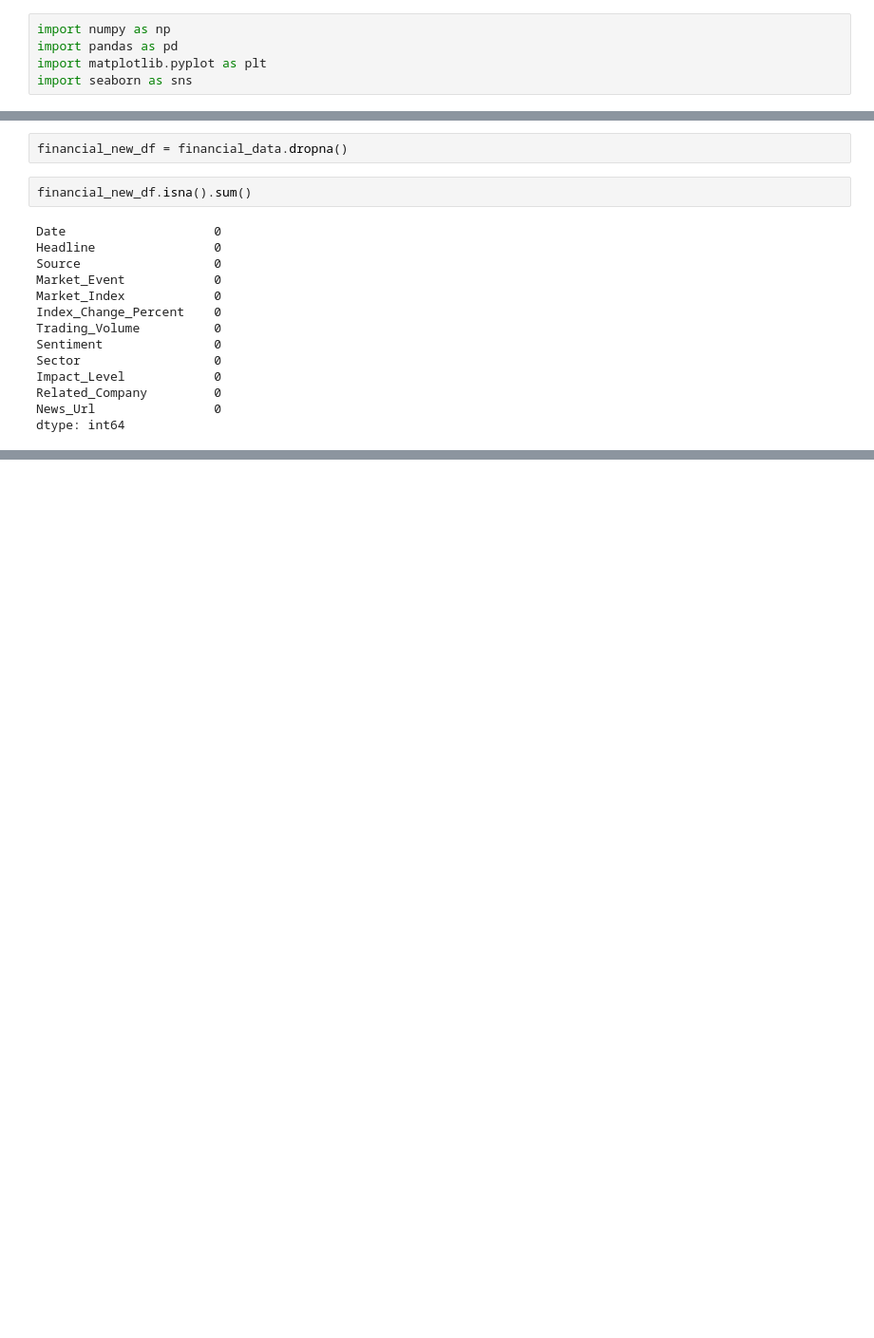
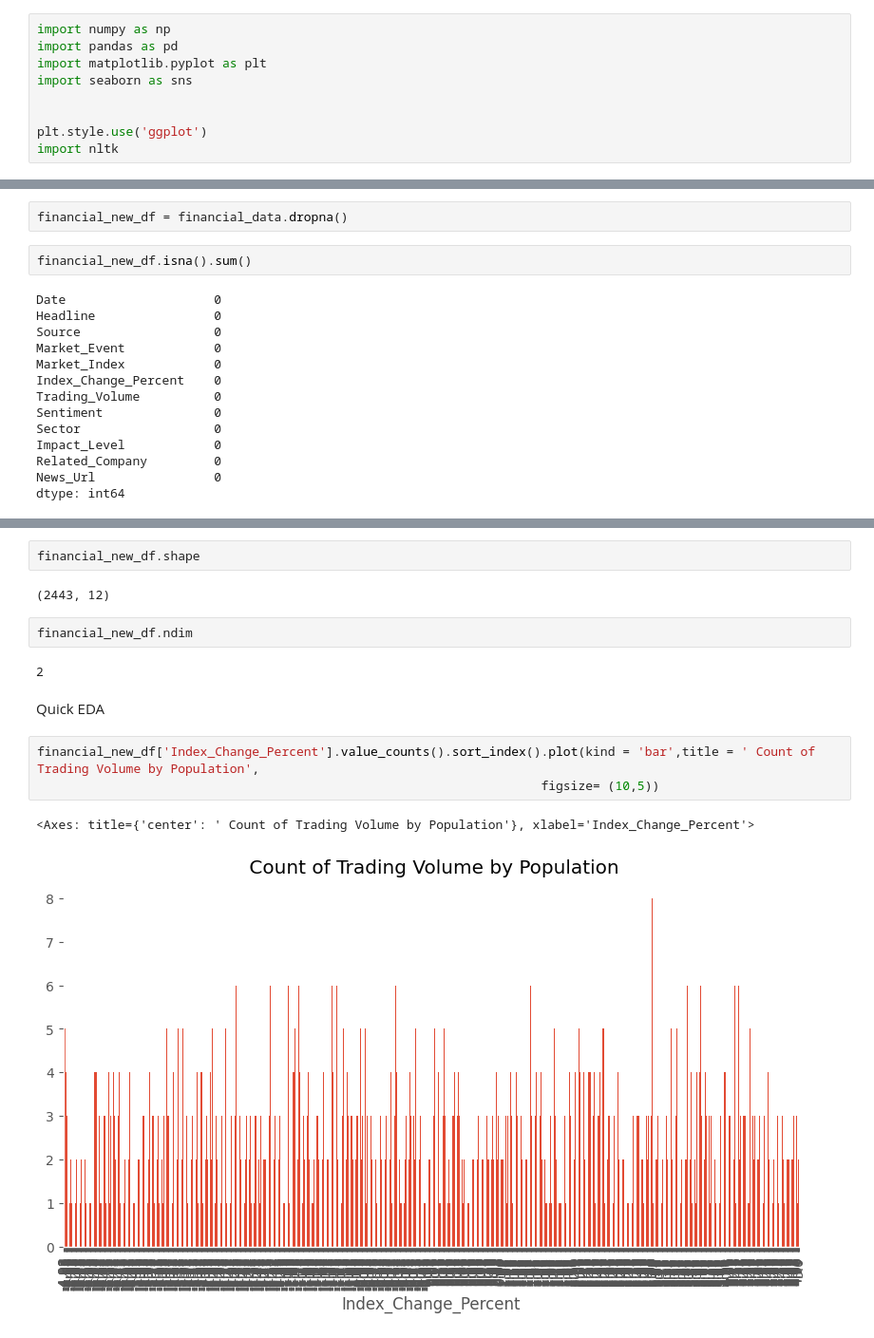
Before and after one commit to gmkumar1988/Data-Analytics-Projects, a Jupyter notebook: Financial_NLP.ipynb, the cells around one changed output, grey strips where cells are left out. Shown: that part at 95% size. Drawn from its saved outputs; the diff is of its cells as text; blank space fills up the shorter version.

```diff
--- a/Financial_NLP.ipynb
+++ b/Financial_NLP.ipynb
@@ -3,6 +3,10 @@ import numpy as np
 import pandas as pd
 import matplotlib.pyplot as plt
 import seaborn as sns
+
+
+plt.style.use('ggplot')
+import nltk
 # %%
 financial_data = pd.read_csv('/Users/maheshg/Dropbox/Sample Datasets Kaggle/FinancialNews/financial_news_events.csv')
 # %%
@@ -45,0 +60,16 @@ sns                module       <module 'seaborn' from '/<...>ges/seaborn/__init
+# %%
+financial_new_df.shape
+# %% [output]
+(2443, 12)
+# %%
+financial_new_df.ndim
+# %% [output]
+2
+# %% [markdown]
+Quick EDA
+# %%
+financial_new_df['Index_Change_Percent'].value_counts().sort_index().plot(kind = 'bar',title = ' Count of Trading Volume by Population',
+                                                                    figsize= (10,5))
+# %% [output]
+<Axes: title={'center': ' Count of Trading Volume by Population'}, xlabel='Index_Change_Percent'>
+[figure, added]
```
Also changed, not shown: parts of 14 cells of this notebook.
